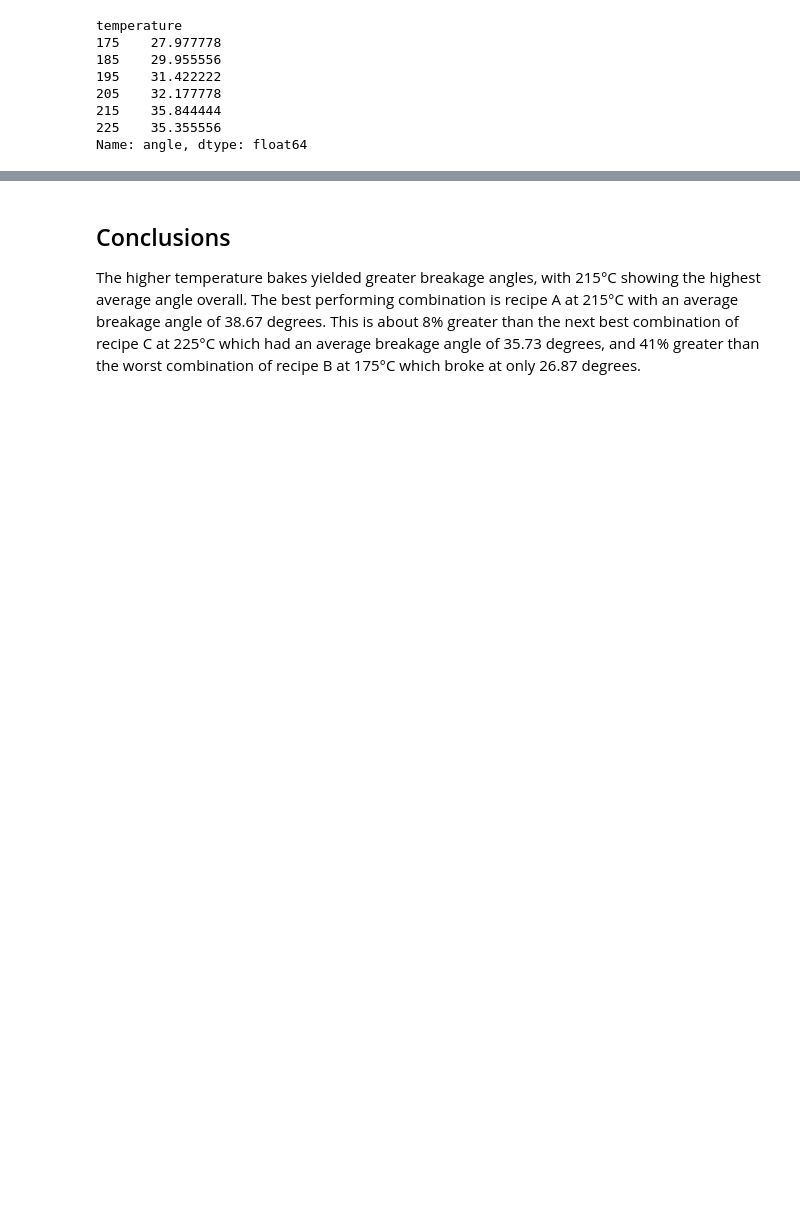
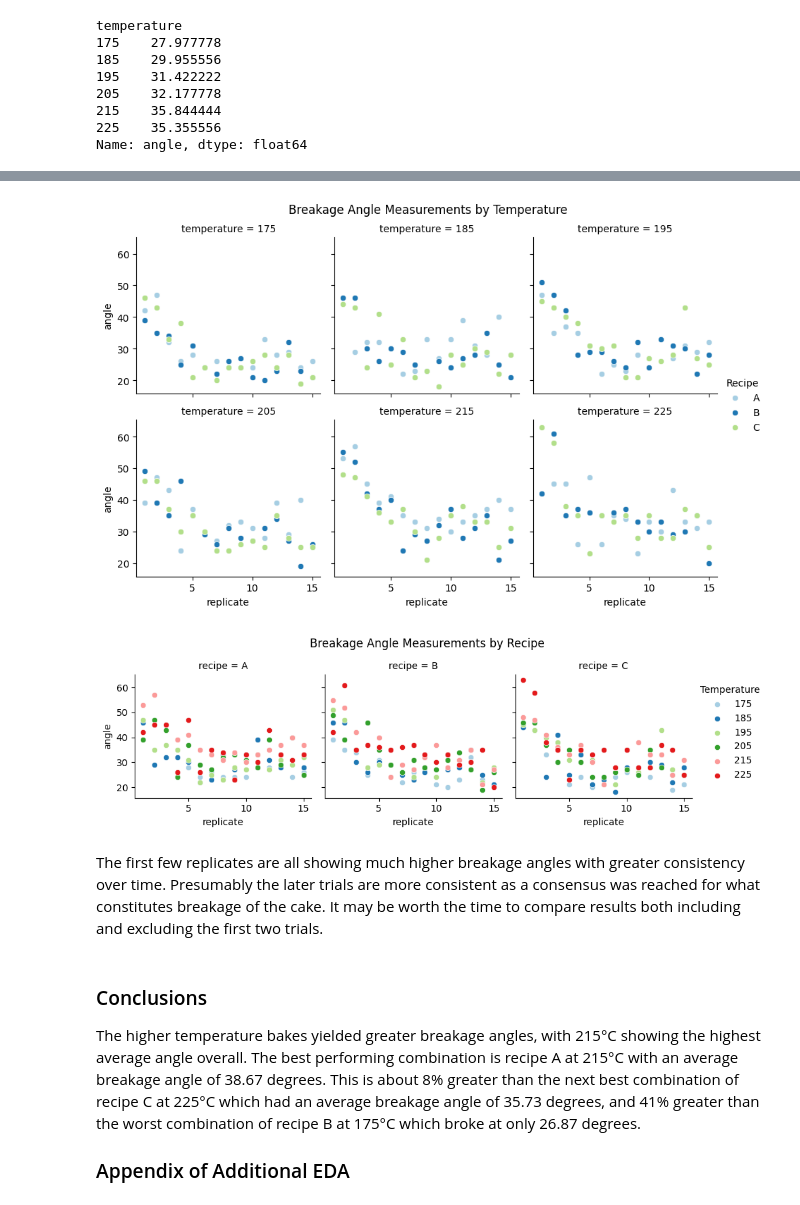
Before and after one commit to n2vila/data-science-notebooks, a Jupyter notebook: cake.ipynb, the cells around one changed output, grey strips where cells are left out. Saved outputs shown, nothing was run; the diff lists cells and outputs as text; code cells hidden in the pictures; blank space fills up the shorter version.

Commit message:
Updated visuals and expanded intro and analysis for 'cake' dataset.

```diff
--- a/cake.ipynb
+++ b/cake.ipynb
@@ -110,4 +92,33 @@ Name: angle, dtype: float64
+# %%
+import matplotlib.pyplot as plt
+import seaborn as sns
+
+# Scatterplots of breakage angle divided by temperature, recipe shown by hue
+g = sns.FacetGrid(df, col="temperature", col_wrap=3, hue='recipe', palette='Paired', legend_out=True)
+g.map(sns.scatterplot, "replicate", "angle")
+# Add legend and title
+g.add_legend(title='Recipe')
+g.fig.subplots_adjust(top=0.9)
+g.fig.suptitle('Breakage Angle Measurements by Temperature')
+plt.show()
+
+# Scatterplots of breakage angle by recipe with hue showing baking temperature
+g = sns.FacetGrid(df, col="recipe", hue='temperature', palette='Paired', legend_out=True)
+g.map(sns.scatterplot, "replicate", "angle")
+g.add_legend(title='Temperature')
+g.fig.subplots_adjust(top=0.8)
+g.fig.suptitle('Breakage Angle Measurements by Recipe')
+plt.show()
+# %% [output]
+[figure, added]
+[figure, added]
+# %% [markdown]
+The first few replicates are all showing much higher breakage angles with greater consistency over time.  Presumably the later trials are more consistent as a consensus was reached for what constitutes breakage of the cake.  It may be worth the time to compare results both including and excluding the first two trials.
 # %% [markdown]
-## Conclusions
+### Conclusions
 
 The higher temperature bakes yielded greater breakage angles, with 215&deg;C showing the highest average angle overall.  The best performing combination is recipe A at 215&deg;C with an average breakage angle of 38.67 degrees. This is about 8% greater than the next best combination of recipe C at 225&deg;C which had an average breakage angle of 35.73 degrees, and 41% greater than the worst combination of recipe B at 175&deg;C which broke at only 26.87 degrees.
+
+
+
+### Appendix of Additional EDA
```
Also changed, not shown: parts of 12 cells of this notebook.
